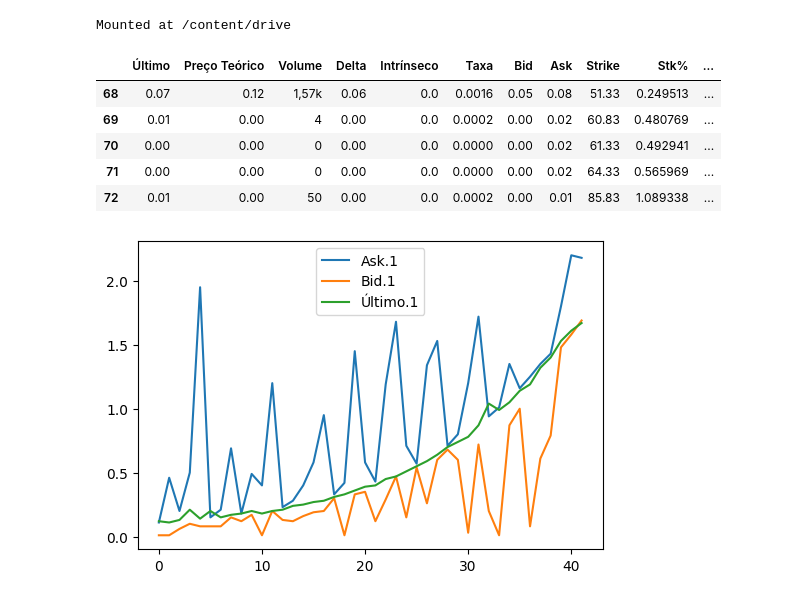
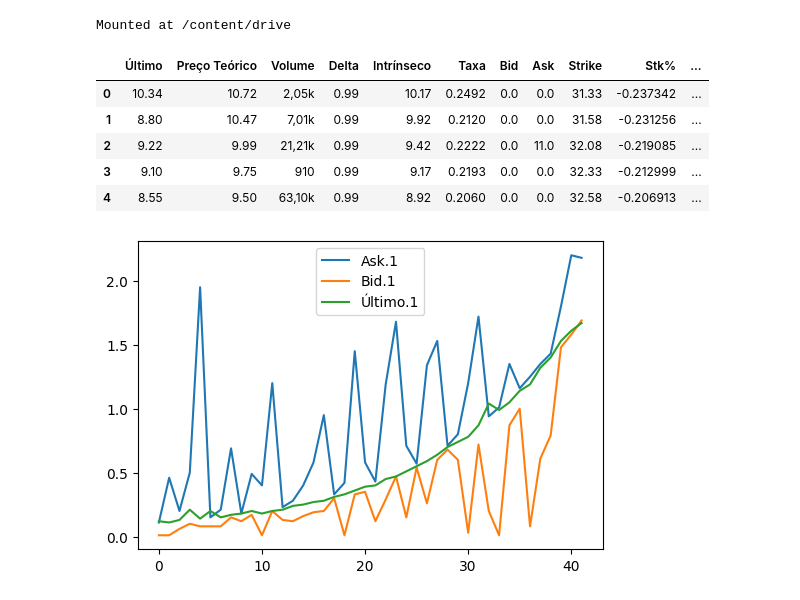
Before and after one commit to facklen/python_para_investimentos, a Jupyter notebook: Avaliação_Opções 23_04_24.ipynb, the cells around one changed output. Saved outputs shown, nothing was run; the diff lists cells and outputs as text; code cells hidden in the pictures.

```diff
--- a/Avaliação_Opções 23_04_24.ipynb
+++ b/Avaliação_Opções 23_04_24.ipynb
@@ -19,14 +19,14 @@ drive.mount('/content/drive')
 Mounted at /content/drive
 # %%
 Opções =pd.read_excel("/content/drive/MyDrive/Opções Dados/PETR4_23_04_24_to_21_06.xlsx",)
-Opções.tail(5)
+Opções.head(5)
 # %% [output]
 |  | Último | Preço Teórico | Volume | Delta | Intrínseco | Taxa | Bid | Ask | Strike | Stk% | ... |
-| 68 | 0.07 | 0.12 | 1,57k | 0.06 | 0.0 | 0.0016 | 0.05 | 0.08 | 51.33 | 0.249513 | ... |
-| 69 | 0.01 | 0.00 | 4 | 0.00 | 0.0 | 0.0002 | 0.00 | 0.02 | 60.83 | 0.480769 | ... |
-| 70 | 0.00 | 0.00 | 0 | 0.00 | 0.0 | 0.0000 | 0.00 | 0.02 | 61.33 | 0.492941 | ... |
-| 71 | 0.00 | 0.00 | 0 | 0.00 | 0.0 | 0.0000 | 0.00 | 0.02 | 64.33 | 0.565969 | ... |
-| 72 | 0.01 | 0.00 | 50 | 0.00 | 0.0 | 0.0002 | 0.00 | 0.01 | 85.83 | 1.089338 | ... |
+| 0 | 10.34 | 10.72 | 2,05k | 0.99 | 10.17 | 0.2492 | 0.0 | 0.0 | 31.33 | -0.237342 | ... |
+| 1 | 8.80 | 10.47 | 7,01k | 0.99 | 9.92 | 0.2120 | 0.0 | 0.0 | 31.58 | -0.231256 | ... |
+| 2 | 9.22 | 9.99 | 21,21k | 0.99 | 9.42 | 0.2222 | 0.0 | 11.0 | 32.08 | -0.219085 | ... |
+| 3 | 9.10 | 9.75 | 910 | 0.99 | 9.17 | 0.2193 | 0.0 | 0.0 | 32.33 | -0.212999 | ... |
+| 4 | 8.55 | 9.50 | 63,10k | 0.99 | 8.92 | 0.2060 | 0.0 | 0.0 | 32.58 | -0.206913 | ... |
 # %%
 #Opções1 =pd.read_excel("/content/drive/MyDrive/Opções Dados/PETR4_04_12_23_to_15_12.xlsx",)
 #Opções1.head(5)
```
Also changed, not shown: parts of 2 cells of this notebook.
